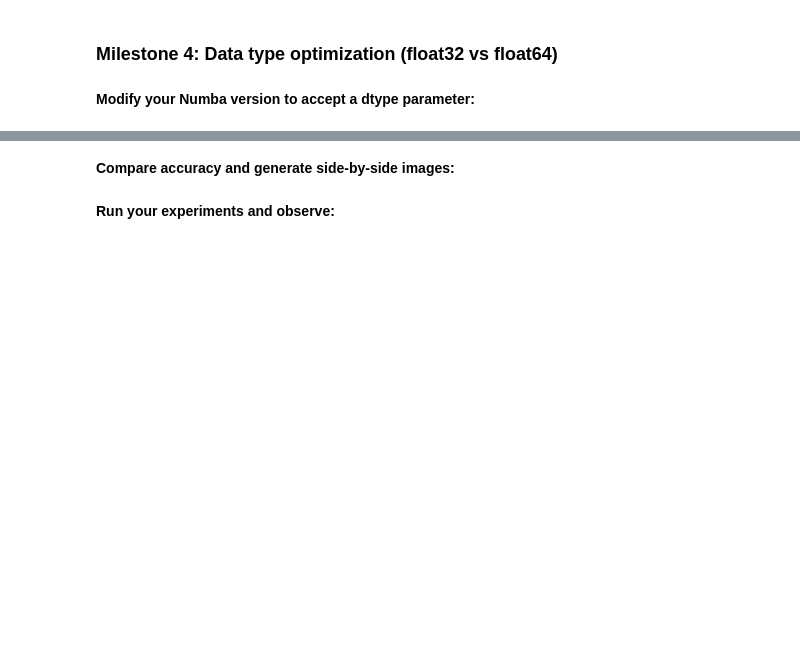
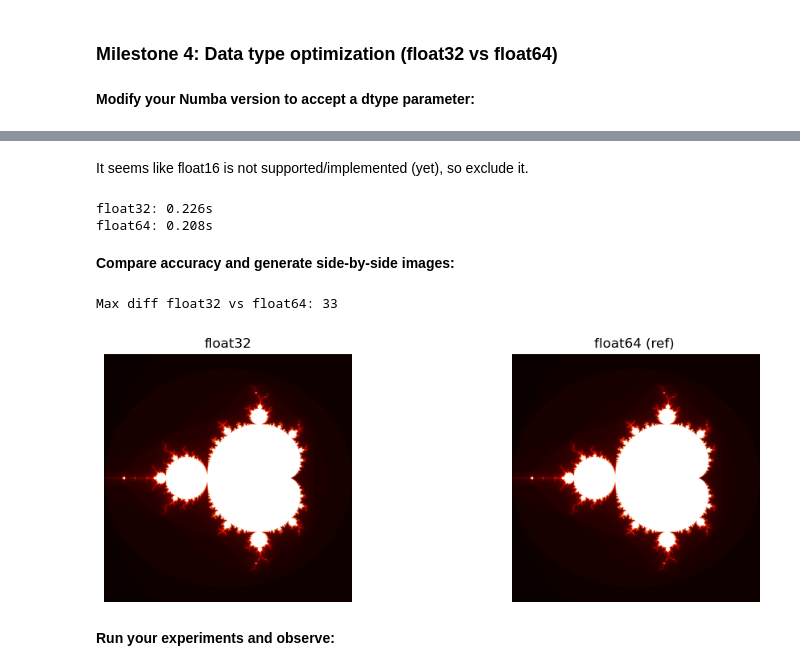
Before and after one commit to NDS8-TCP/nsc-mikkel, a Jupyter notebook: l03_exercises.ipynb, the cells around one changed output, grey strips where cells are left out. Saved outputs shown, nothing was run; the diff lists cells and outputs as text; code cells hidden in the pictures; blank space fills up the shorter version.

```diff
--- a/l03_exercises.ipynb
+++ b/l03_exercises.ipynb
@@ -417,3 +417,30 @@ Date:   Mon Mar 2 21:47:43 2026 +0000
 ### ****Milestone 4:** Data type optimization (float32 vs float64)**
 # %% [markdown]
 **Modify your Numba version to accept a dtype parameter:**
+# %%
+try:
+    # From slide 42
+    from numba import njit
+    import numpy as np
+    import time
+
+    @njit
+    def mandelbrot_numba_typed(xmin, xmax, ymin, ymax,
+                               width, height, max_iter=100, dtype=np.float64):
+        x = np.linspace(xmin, xmax, width).astype(dtype)
+        y = np.linspace(ymin, ymax, height).astype(dtype)
+        result = np.zeros((height, width), dtype=np.int32)
+        for i in range(height):
+            for j in range(width):
+                c = x[j] + 1j * y[i]
+                result[i, j] = mandelbrot_point_numba(c, max_iter)
+        return result
+
+    for dtype in [np.float16, np.float32, np.float64]:
+        t0 = time.perf_counter()
+        mandelbrot_numba_typed(-2, 1, -1.5, 1.5, 1024, 1024, dtype=dtype)
+        print(f"{dtype.__name__}: {time.perf_counter()-t0:.3f}s")
+
+except Exception:
+    import traceback
+    traceback.print_exc()
@@ -420,5 +465,38 @@ Date:   Mon Mar 2 21:47:43 2026 +0000
+# %% [markdown]
+It seems like float16 is not supported/implemented (yet), so exclude it.
+# %%
+# From slide 42 without np.float16
+import numpy as np
+import time
+
+for dtype in [np.float32, np.float64]:
+    t0 = time.perf_counter()
+    mandelbrot_numba_typed(-2, 1, -1.5, 1.5, 1024, 1024, dtype=dtype)
+    print(f"{dtype.__name__}: {time.perf_counter()-t0:.3f}s")
+# %% [output]
+float32: 0.226s
+float64: 0.208s
 # %% [markdown]
 **Compare accuracy and generate side-by-side images:**
+# %%
+# From slide 43, without float16
+import matplotlib.pyplot as plt
+import numpy as np
+
+r32 = mandelbrot_numba_typed(-2, 1, -1.5, 1.5, 1024, 1024, dtype=np.float32)
+r64 = mandelbrot_numba_typed(-2, 1, -1.5, 1.5, 1024, 1024, dtype=np.float64)
+
+fig, axes = plt.subplots(1, 2, figsize=(12, 4))
+for ax, result, title in zip(axes, [r32, r64],
+                             ['float32', 'float64 (ref) ']):
+    ax.imshow(result, cmap='hot')
+    ax.set_title(title)
+    ax.axis('off')
+    plt.savefig('precision_comparison.png', dpi=150)
+print(f"Max diff float32 vs float64: {np.abs(r32-r64).max()}")
+# %% [output]
+Max diff float32 vs float64: 33
+[figure, added]
 # %% [markdown]
 **Run your experiments and observe:**
 # %% [markdown]
```
Also changed, not shown: parts of 11 cells of this notebook, 1 other file.
